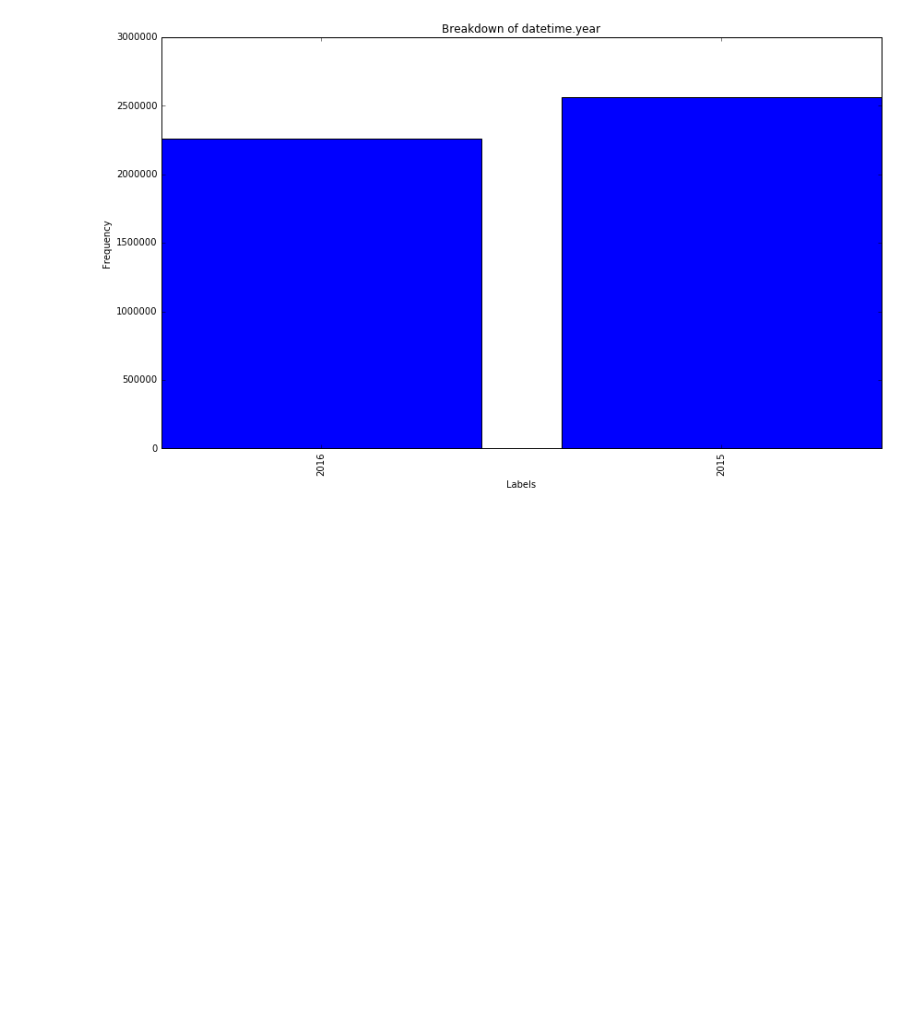
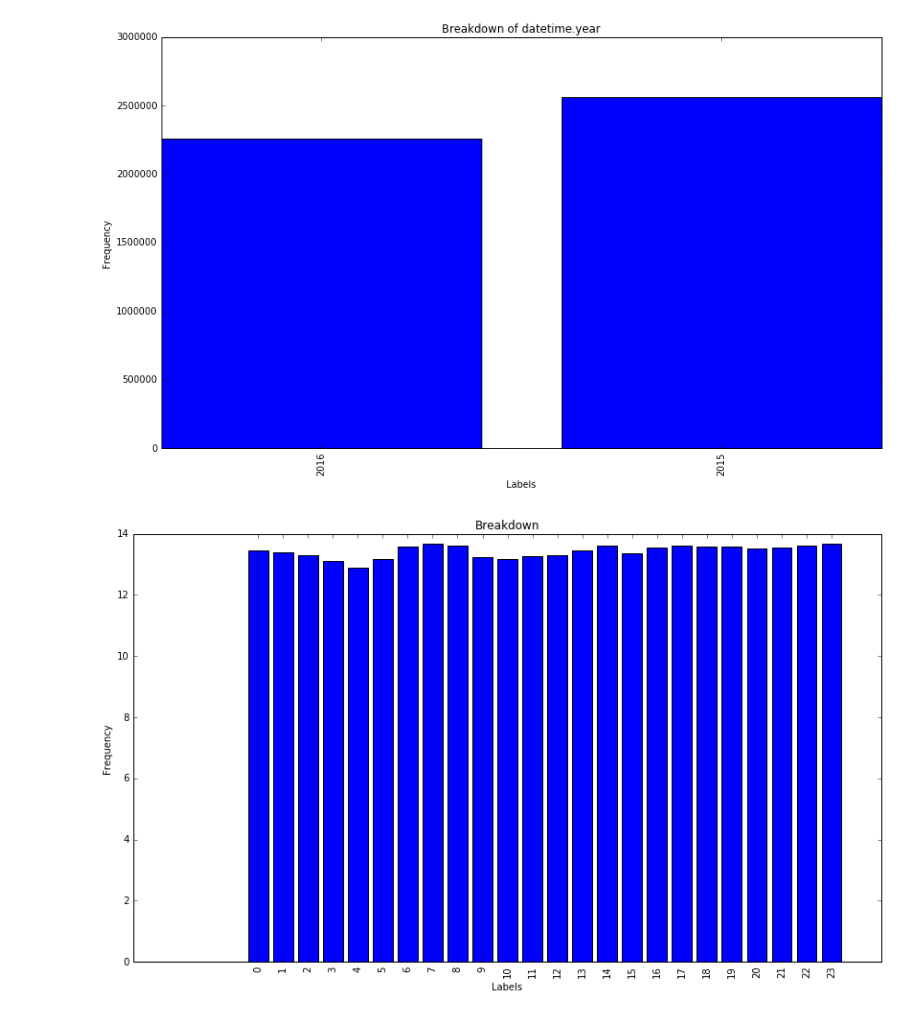
Before and after one commit to RichardoC/ACCD, a Jupyter notebook: Richard's analysis code.ipynb, the cells around one changed output. Drawn from its saved outputs; the diff is of its cells as text; code cells hidden in the pictures; blank space fills up the shorter version.

```diff
--- a/Richard's analysis code.ipynb
+++ b/Richard's analysis code.ipynb
@@ -137,6 +136,18 @@ def plot_bars(list_of_phones, attr,minimum = 0):
     plt.xlabel("Labels")
     plt.ylabel("Frequency")
     plt.show()
+# %%
+def plot_bar(dic,minimum = 0):
+    """Plots each key with its value"""
+
+    plt.bar(range(len(dic)), dic.values(), align='center')
+    plt.xticks(rotation=90)
+    plt.xticks(range(len(dic)), dic.keys())
+    title = "Breakdown"
+    plt.title(title)
+    plt.xlabel("Labels")
+    plt.ylabel("Frequency")
+    plt.show()
 # %%
 def plot_hist(list_of_phones, attr):
     """Plots a histogram for that attribute"""
@@ -334,3 +336,34 @@ print average_attr(all_data,'signal_min')
 print average_attr(all_data,'signal_max')
 # %%
 print average_attr(all_data,'satellites')
+# %%
+#Average signal per hour
+
+def groupBy(lst, attr):
+    """groups the objects in lst by attribute in a dictionary"""
+
+    grouped = {}
+    for x in lst:
+        strEval = 'x.'+attr
+        label = eval(strEval)
+        try:
+            grouped[label].append(x)
+
+        except:
+            grouped[label] = [x]
+
+
+
+    return grouped
+# %%
+sortedByTime = groupBy(all_data,'datetime.hour')
+
+signal_by_time = {}
+for y in sortedByTime.keys():
+    signal_by_time[y] = average_attr(sortedByTime[y],'signal_avg')
+    print signal_by_time[y]
+# %%
+plt.title("Average Signal by time")
+plot_bar(signal_by_time)
+# %% [output]
+[figure, added]
```
Also changed, not shown: parts of 4 cells of this notebook.
